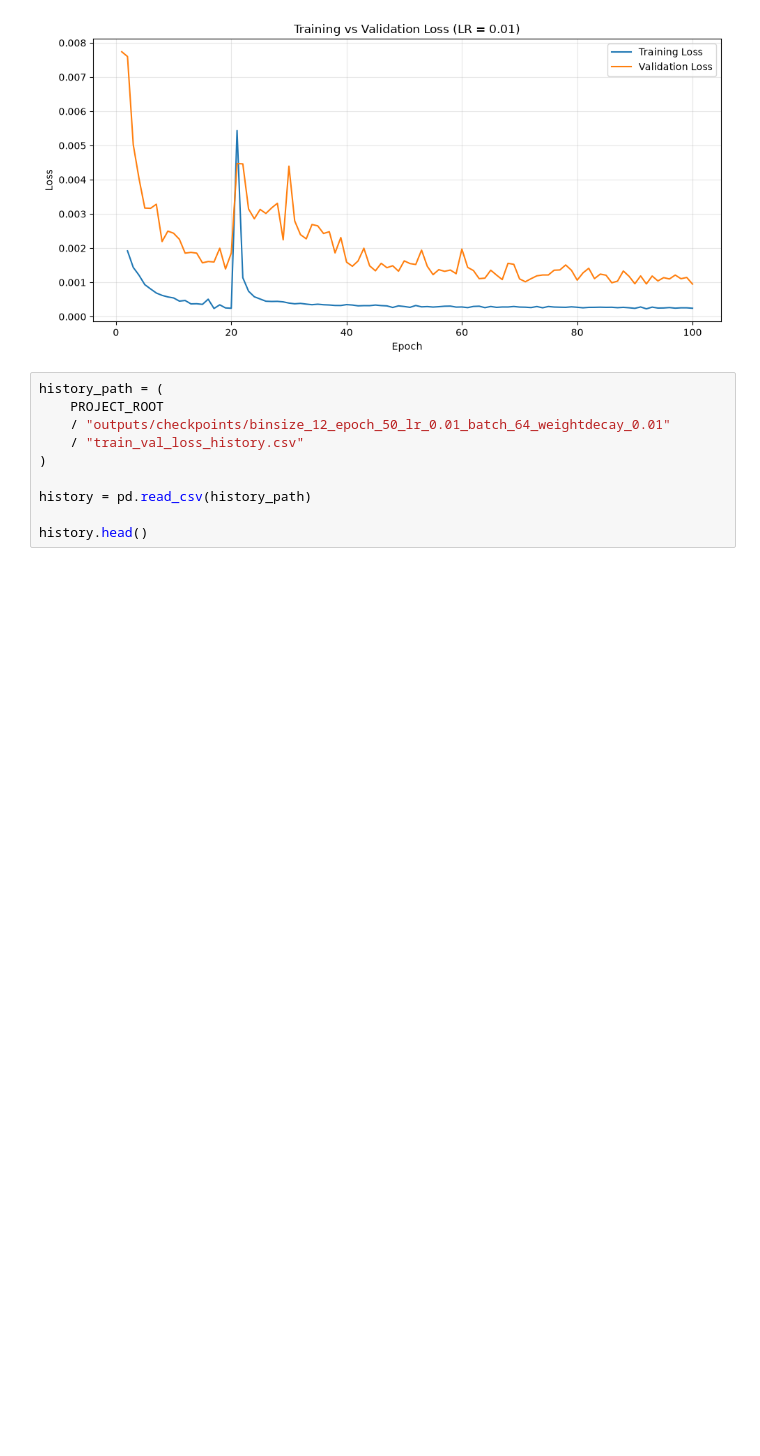
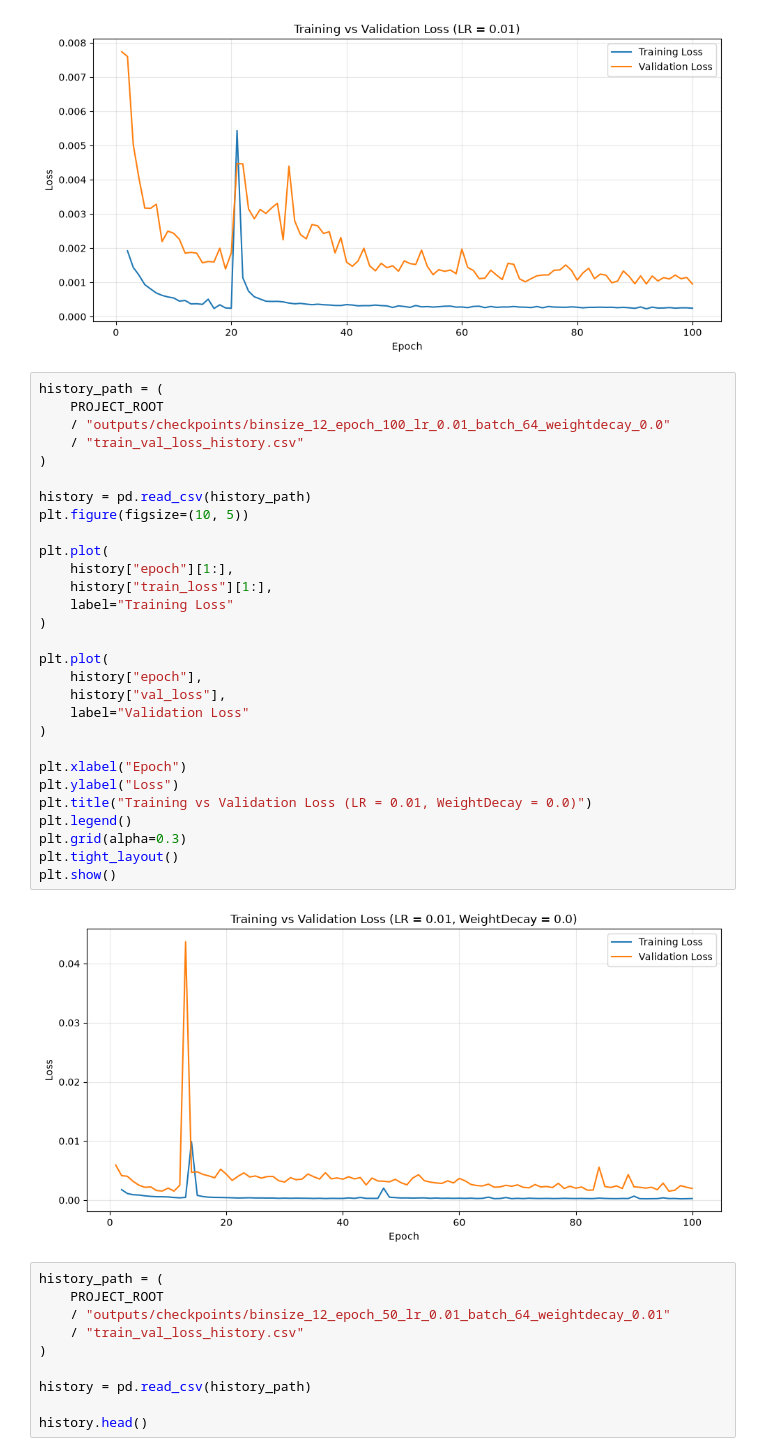
Before and after one commit to nightd132/X-ray_Optics_Alignment, a Jupyter notebook: notebooks/03_compare_results.ipynb, the cells around one changed output. Cells and saved outputs as stored; diff of their text form; blank space fills up the shorter version.

```diff
--- a/notebooks/03_compare_results.ipynb
+++ b/notebooks/03_compare_results.ipynb
@@ -153,6 +112,37 @@ plt.tight_layout()
 plt.show()
 # %% [output]
 [figure]
+# %%
+history_path = (
+    PROJECT_ROOT
+    / "outputs/checkpoints/binsize_12_epoch_100_lr_0.01_batch_64_weightdecay_0.0"
+    / "train_val_loss_history.csv"
+)
+
+history = pd.read_csv(history_path)
+plt.figure(figsize=(10, 5))
+
+plt.plot(
+    history["epoch"][1:],
+    history["train_loss"][1:],
+    label="Training Loss"
+)
+
+plt.plot(
+    history["epoch"],
+    history["val_loss"],
+    label="Validation Loss"
+)
+
+plt.xlabel("Epoch")
+plt.ylabel("Loss")
+plt.title("Training vs Validation Loss (LR = 0.01, WeightDecay = 0.0)")
+plt.legend()
+plt.grid(alpha=0.3)
+plt.tight_layout()
+plt.show()
+# %% [output]
+[figure, added]
 # %%
 history_path = (
     PROJECT_ROOT
```
Also changed, not shown: parts of 2 cells of this notebook.
